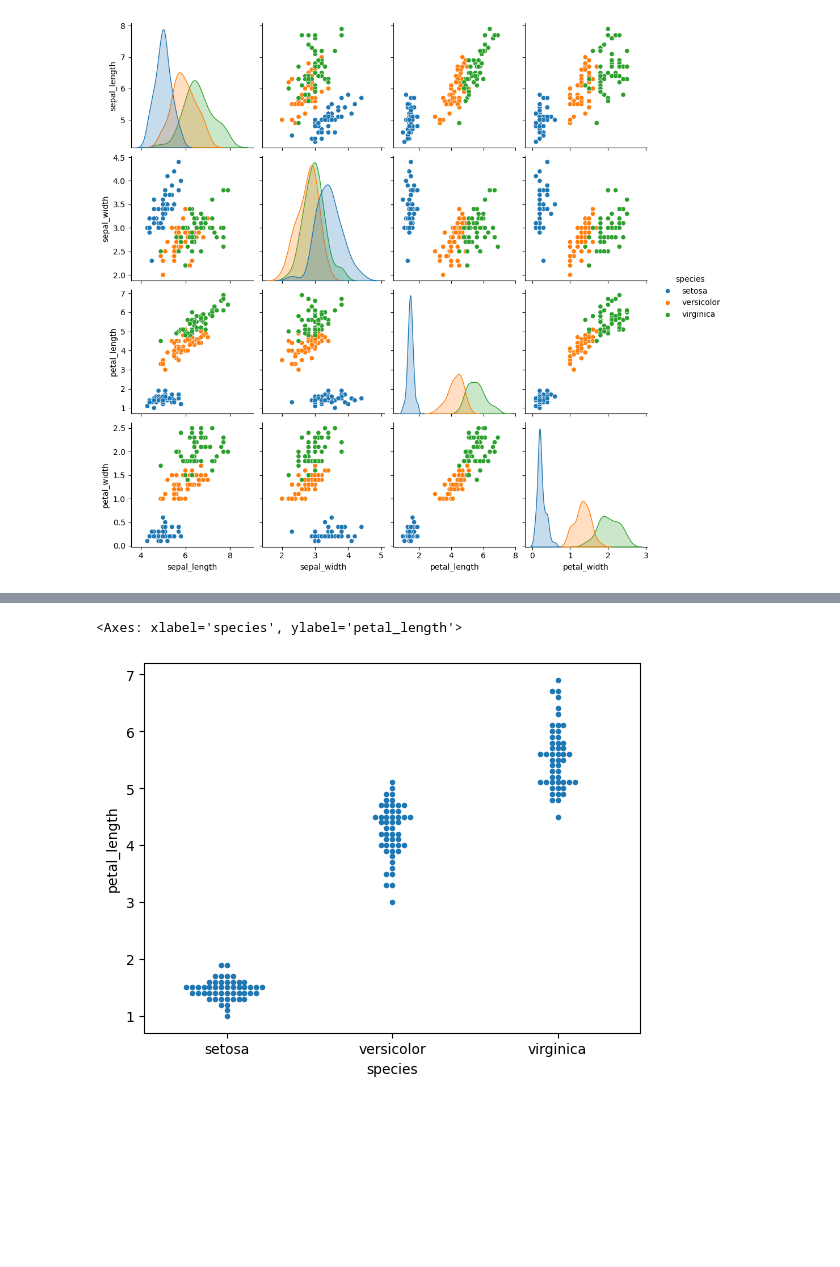
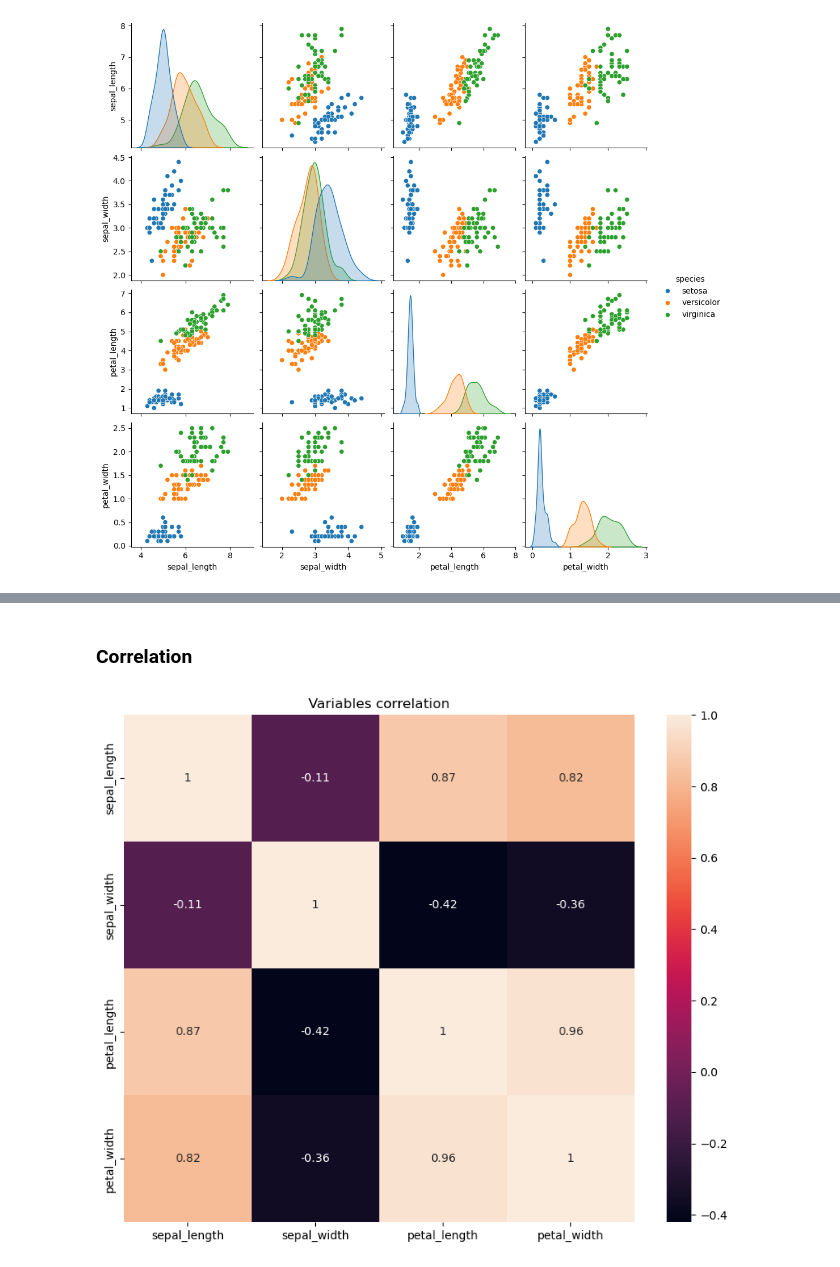
Before and after one commit to josep-audenis/Iris, a Jupyter notebook: iris.ipynb, the cells around one changed output, grey strips where cells are left out. Saved outputs shown, nothing was run; the diff lists cells and outputs as text; code cells hidden in the pictures; blank space fills up the shorter version.

```diff
--- a/iris.ipynb
+++ b/iris.ipynb
@@ -67,5 +69,9 @@ sns.lmplot(x="sepal_length", y="petal_length", hue="species", data=iris)
-# %%
-sns.swarmplot(x=iris["species"], y=iris["petal_length"], size=4)
-# %% [output]
-<Axes: xlabel='species', ylabel='petal_length'>
-[figure, removed]
+# %% [markdown]
+### Correlation
+# %%
+plt.figure(figsize=(10,8))
+plt.title("Variables correlation")
+sns.heatmap(data=iris.corr(numeric_only=True), annot=True)
+plt.show()
+# %% [output]
+[figure, added]
```
Also changed, not shown: parts of 17 cells of this notebook.
